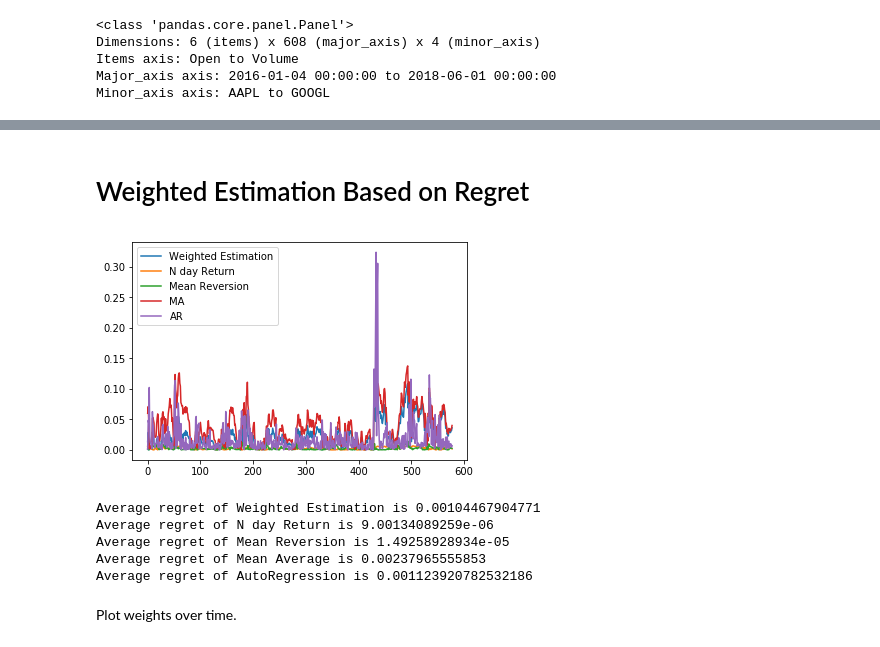
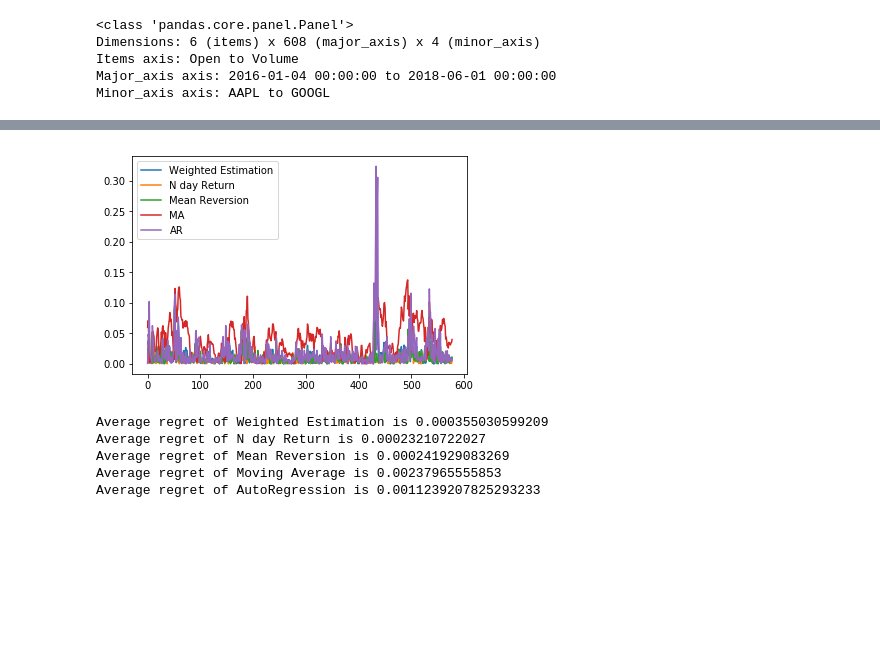
Before and after one commit to YangZhou7/Multi-Armed-Bandit-, a Jupyter notebook: WeightedEstimation.ipynb, the cells around one changed output, grey strips where cells are left out. Drawn from its saved outputs; the diff is of its cells as text; code cells hidden in the pictures; blank space fills up the shorter version.

```diff
--- a/WeightedEstimation.ipynb
+++ b/WeightedEstimation.ipynb
@@ -36,6 +30,6 @@ plt.show()
 # %%
 # Take the log price
-LogSt = np.log(St) - np.log(St[0])
+LogSt = np.log(St)
 plt.plot(LogSt)
 plt.legend(['AMZN'])
 plt.show()
@@ -48,9 +38,11 @@ N-day return estimation
 # %%
 N_day = 30
-T = len(St)
+
+
+T = len(LogSt)
 S_nd = np.zeros(T-N_day)
-for t in range(N_day,T):
-    S_nd[t-N_day] = (LogSt[t] - LogSt[t-N_day])/N_day + LogSt[t]
+for t in range(N_day-1,T-1):
+    S_nd[t-N_day+1] = (LogSt[t] - LogSt[t-N_day+1])/(N_day-1) + LogSt[t]
 plt.plot(S_nd)
 plt.show()
 # %% [output]
@@ -60,7 +50,7 @@ Mean reversion - OU model
 # %%
 S_ou = np.zeros(T-N_day)
-for t in range(N_day,T):
-    train = np.array(LogSt[t-N_day:t])
+for t in range(N_day-1,T-1):
+    train = np.array(LogSt[t-N_day+1:t])
     #fit linear regression
     y = train[1:] - train[:-1]
     x = train[:-1]
@@ -68,7 +58,7 @@ for t in range(N_day,T):
     beta = -param[0]
     mu = param[1]/beta
     dx = beta*(mu - train[-1])
-    S_ou[t-N_day] = LogSt[t] + dx
+    S_ou[t-N_day+1] = LogSt[t] + dx
 
 plt.plot(S_ou)
 plt.show()
@@ -85,15 +73,15 @@ import warnings
 warnings.simplefilter("ignore")
 
 
-daily_close=LogSt
+X=pd.Series(LogSt)
 
 
 # Moving average
-MA=daily_close.rolling(window=N_day+1,center=False).mean()
+MA=X.rolling(window=N_day+1,center=False).mean()
 MA.columns=['MA']
 
 # AutoRegression
-X = LogSt
+
 
 AR = pd.Series([['NaN']]*N_day)
 AR.index=X.index[0:N_day]
@@ -142,45 +126,41 @@ plt.show()
-# %% [markdown]
-# Weighted Estimation Based on Regret
 # %%
 WEst = np.zeros(T-N_day)
 reg_ar = [0]
 reg_ma = [0]
 reg_nd = [0]
 reg_ou = [0]
 w_nd=[]
 w_ou=[]
 w_ar=[]
 w_ma=[]
 for t in range(T-N_day):
     w_nd.append(np.exp(-reg_nd[0])/(np.exp(-reg_nd[0]) + np.exp(-reg_ou[0])+np.exp(-reg_ar[0]) + np.exp(-reg_ma[0])))
     w_ou.append(np.exp(-reg_ou[0])/(np.exp(-reg_nd[0]) + np.exp(-reg_ou[0])+np.exp(-reg_ar[0]) + np.exp(-reg_ma[0])))
     w_ar.append(np.exp(-reg_ar[0])/(np.exp(-reg_nd[0]) + np.exp(-reg_ou[0])+np.exp(-reg_ar[0]) + np.exp(-reg_ma[0])))
     w_ma.append(np.exp(-reg_ma[0])/(np.exp(-reg_nd[0]) + np.exp(-reg_ou[0])+np.exp(-reg_ar[0]) + np.exp(-reg_ma[0])))
     WEst[t] = w_nd[t]*S_nd[t] + w_ou[t]*S_ou[t]+w_ar[t]*S_ar[t] + w_ma[t]*S_ma[t]
     #use square loss as the regret
-    reg_nd += (S_nd[t] - X[t])**2
-    reg_ou += (S_ou[t] - X[t])**2
-    reg_ar += (S_ar[t] - X[t])**2
-    reg_ma += (S_ma[t] - X[t])**2
+    reg_nd += (S_nd[t] - X[t+N_day])**2
+    reg_ou += (S_ou[t] - X[t+N_day])**2
+    reg_ar += (S_ar[t] - X[t+N_day])**2
+    reg_ma += (S_ma[t] - X[t+N_day])**2
 
 plt.plot(abs(WEst-np.array(X[N_day:])))
 plt.plot(abs(S_nd-np.array(X[N_day:])))
 plt.plot(abs(S_ou-np.array(X[N_day:])))
 plt.plot(abs(S_ma-np.array(X[N_day:])))
 plt.plot(abs(S_ar-np.array(X[N_day:])))
 plt.legend(['Weighted Estimation', 'N day Return', 'Mean Reversion','MA','AR'])
 plt.show()
 print('Average regret of Weighted Estimation is',np.mean(np.power(WEst-np.array(X[N_day:]),2)))
 print('Average regret of N day Return is',np.mean(np.power(S_nd-np.array(X[N_day:]),2)))
 print('Average regret of Mean Reversion is',np.mean(np.power(S_ou-np.array(X[N_day:]),2)))
-print('Average regret of Mean Average is',np.mean(np.power(S_ma-np.array(X[N_day:]),2)))
+print('Average regret of Moving Average is',np.mean(np.power(S_ma-np.array(X[N_day:]),2)))
 print('Average regret of AutoRegression is',np.mean(np.power(S_ar-np.array(X[N_day:]),2)))
 # %% [output]
-[figure, old version]
+[figure, new version]
-Average regret of Weighted Estimation is 0.00104467904771
-Average regret of N day Return is 9.00134089259e-06
-Average regret of Mean Reversion is 1.49258928934e-05
-Average regret of Mean Average is 0.00237965555853
-Average regret of AutoRegression is 0.001123920782532186
+Average regret of Weighted Estimation is 0.000355030599209
+Average regret of N day Return is 0.00023210722027
+Average regret of Mean Reversion is 0.000241929083269
+Average regret of Moving Average is 0.00237965555853
+Average regret of AutoRegression is 0.0011239207825293233
-# %% [markdown]
-Plot weights over time.
```
Also changed, not shown: parts of 18 cells of this notebook.
